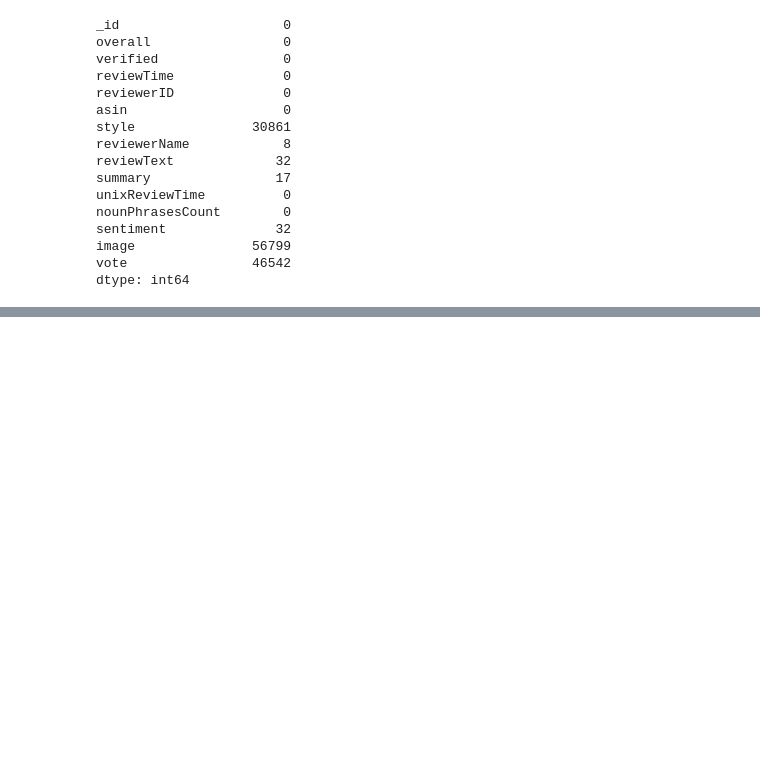
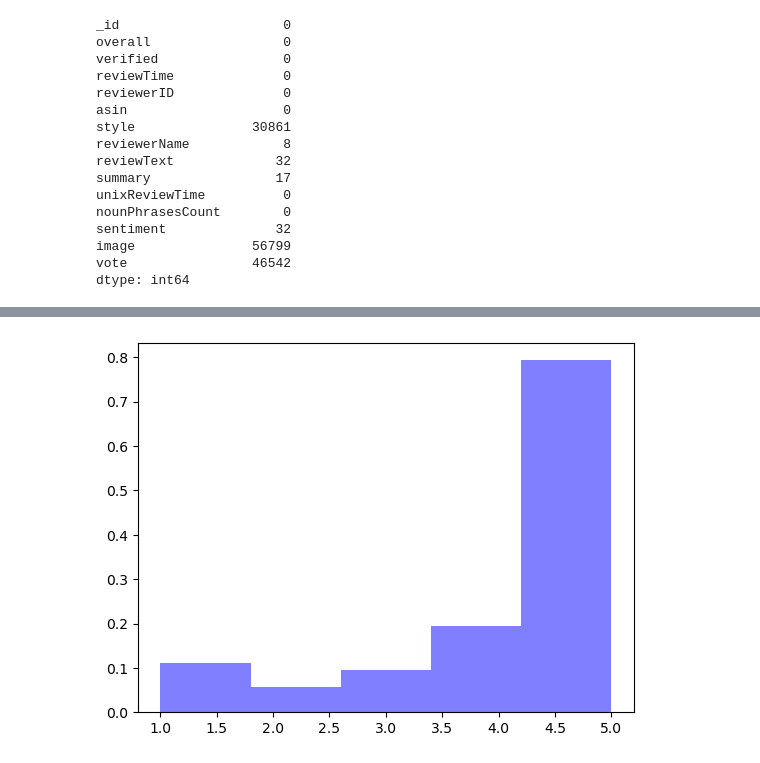
Before and after one commit to Seibell/IS3107, a Jupyter notebook: DataCleaningSentiment.ipynb, the cells around one changed output, grey strips where cells are left out. Saved outputs shown, nothing was run; the diff lists cells and outputs as text; code cells hidden in the pictures; blank space fills up the shorter version.

```diff
--- a/DataCleaningSentiment.ipynb
+++ b/DataCleaningSentiment.ipynb
@@ -181,0 +352,6 @@ process_reviews.head()
+# %%
+# not able to execute this step because of TextBlob import issue
+#process_reviews['polarity'] = process_reviews['reviews'].map(lambda text: TextBlob(text).sentiment.polarity)
+process_reviews['review_len'] = process_reviews['reviews'].astype(str).apply(len)
+process_reviews['word_count'] = process_reviews['reviews'].apply(lambda x: len(str(x).split()))
+process_reviews.head()
@@ -181,0 +365,11 @@ process_reviews.head()
+# %%
+# distribution of overall rating
+plt.hist(process_reviews['overall'], 5,
+         density=True,
+         histtype='bar',
+         facecolor='b',
+         alpha=0.5)
+
+plt.show()
+# %% [output]
+[figure, added]
```
Also changed, not shown: parts of 46 cells of this notebook.
